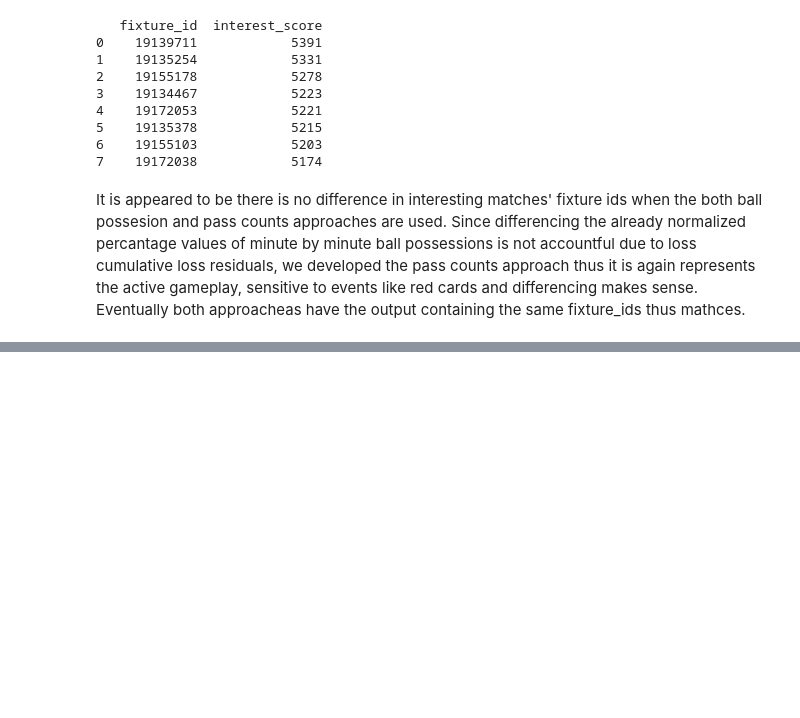
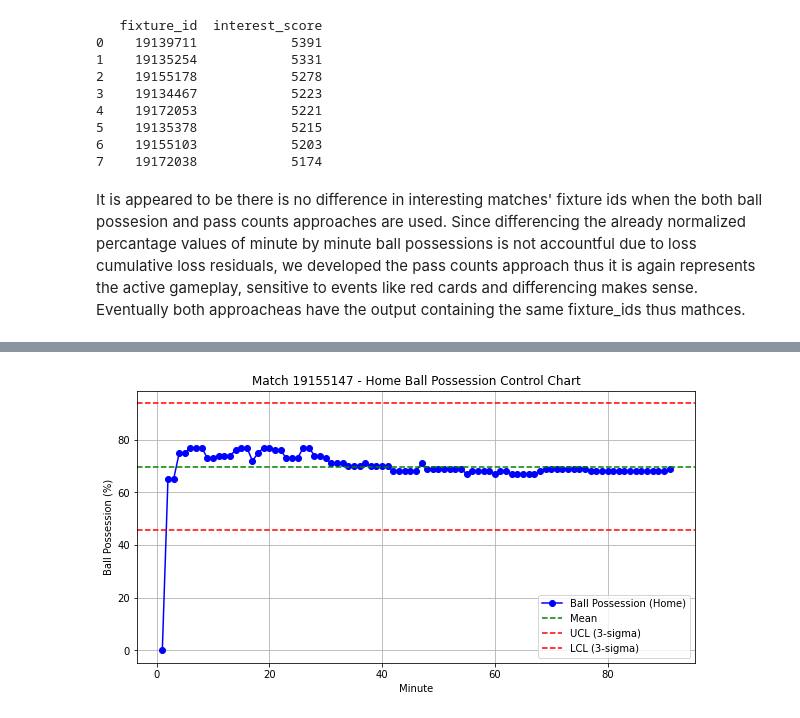
Before and after one commit to fbaakyildiz/IE423, a Jupyter notebook: controlcharts.ipynb, the cells around one changed output, grey strips where cells are left out. Saved outputs shown, nothing was run; the diff lists cells and outputs as text; code cells hidden in the pictures; blank space fills up the shorter version.

```diff
--- a/controlcharts.ipynb
+++ b/controlcharts.ipynb
@@ -111,3 +111,88 @@ print(significant_matches)
 7    19172038            5174
 # %% [markdown]
 It is appeared to be there is no difference in interesting matches' fixture ids when the both ball possesion and pass counts approaches are used. Since differencing the already normalized percantage values of minute by minute ball possessions is not accountful due to loss cumulative loss residuals, we developed the pass counts approach thus it is again represents the active gameplay, sensitive to events like red cards and differencing makes sense. Eventually both approacheas have the output containing the same fixture_ids thus mathces.
+# %%
+import pandas as pd
+import numpy as np
+import matplotlib.pyplot as plt
+
+
+data = pd.read_csv("ıe423matchdata.csv", encoding='ISO-8859-1')
+
+
+def calculate_control_limits(series, z=3):
+    overall_mean = np.mean(series)
+    std_dev = np.std(series)
+    upper_limit = overall_mean + z * std_dev
+    lower_limit = overall_mean - z * std_dev
+    return overall_mean, upper_limit, lower_limit
+
+interesting_matches = {}
+
+for match_id in data['fixture_id'].unique():
+    match_data = data[data['fixture_id'] == match_id]
+
+
+    ball_possession_home = match_data['Ball.Possession_home']
+    ball_possession_away = match_data['Ball.Possession_away']
+
+    mean_home, upper_limit_home, lower_limit_home = calculate_control_limits(ball_possession_home)
+    mean_away, upper_limit_away, lower_limit_away = calculate_control_limits(ball_possession_away)
+
+
+    out_of_control_home = ((ball_possession_home > upper_limit_home) | (ball_possession_home < lower_limit_home)).sum()
+    out_of_control_away = ((ball_possession_away > upper_limit_away) | (ball_possession_away < lower_limit_away)).sum()
+
+
+    events = match_data[['Redcards_home', 'Redcards_away', 'Goals_home', 'Goals_away']].sum().sum()
+
+
+    interest_score = out_of_control_home + out_of_control_away + events
+
+    if interest_score > 0:
+        interesting_matches[match_id] = interest_score
+
+
+sorted_matches = sorted(interesting_matches.items(), key=lambda x: x[1], reverse=True)[:8]
+significant_matches = pd.DataFrame(sorted_matches, columns=['fixture_id', 'interest_score'])
+print(significant_matches)
+
+
+for match_id in significant_matches['fixture_id']:
+    match_data = data[data['fixture_id'] == match_id]
+
+
+    minutes = np.array(match_data['minute'])
+    ball_possession_home = np.array(match_data['Ball.Possession_home'])
+    ball_possession_away = np.array(match_data['Ball.Possession_away'])
+
+
+    mean_home, upper_limit_home, lower_limit_home = calculate_control_limits(ball_possession_home)
+    mean_away, upper_limit_away, lower_limit_away = calculate_control_limits(ball_possession_away)
+
+
+    plt.figure(figsize=(10, 5))
+    plt.plot(minutes, ball_possession_home, label='Ball Possession (Home)', marker='o', color='blue')
+    plt.axhline(mean_home, color='green', linestyle='--', label='Mean')
+    plt.axhline(upper_limit_home, color='red', linestyle='--', label='UCL (3-sigma)')
+    plt.axhline(lower_limit_home, color='red', linestyle='--', label='LCL (3-sigma)')
+    plt.title(f'Match {match_id} - Home Ball Possession Control Chart')
+    plt.xlabel('Minute')
+    plt.ylabel('Ball Possession (%)')
+    plt.legend()
+    plt.grid(True)
+    plt.show()
+
+
+    plt.figure(figsize=(10, 5))
+    plt.plot(minutes, ball_possession_away, label='Ball Possession (Away)', marker='o', color='orange')
+    plt.axhline(mean_away, color='green', linestyle='--', label='Mean')
+    plt.axhline(upper_limit_away, color='red', linestyle='--', label='UCL (3-sigma)')
+    plt.axhline(lower_limit_away, color='red', linestyle='--', label='LCL (3-sigma)')
+    plt.title(f'Match {match_id} - Away Ball Possession Control Chart')
+    plt.xlabel('Minute')
+    plt.ylabel('Ball Possession (%)')
+    plt.legend()
+    plt.grid(True)
+    plt.show()
+# %% [output]
@@ -113,0 +208 @@ It is appeared to be there is no difference in interesting matches' fixture ids
+[figure, added]
```
Also changed, not shown: parts of 2 cells of this notebook.
